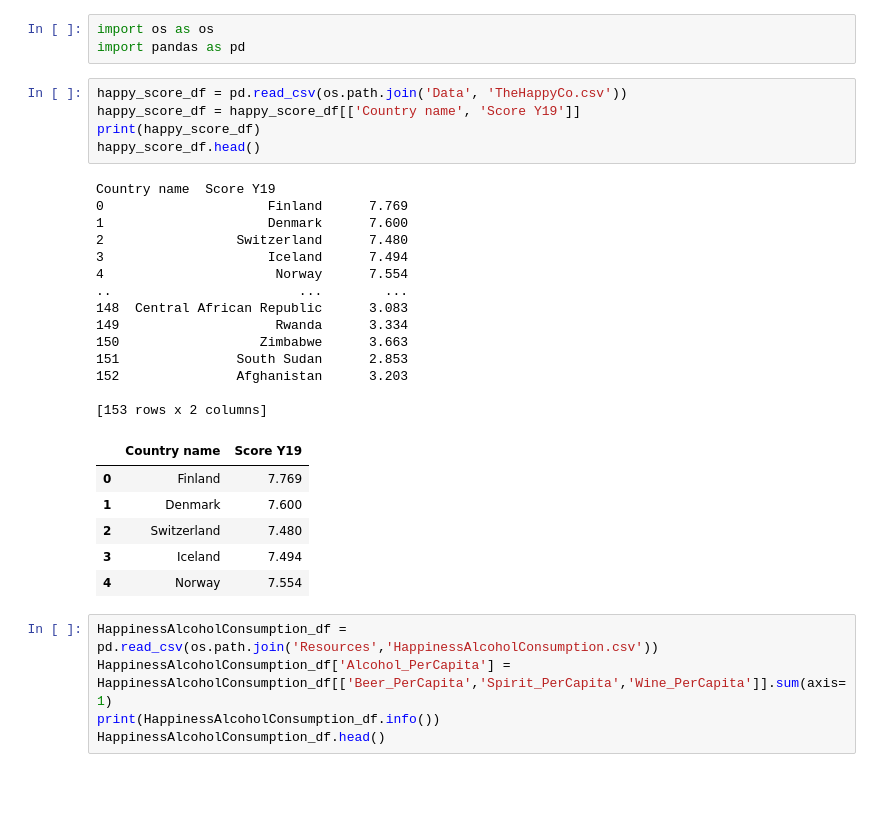
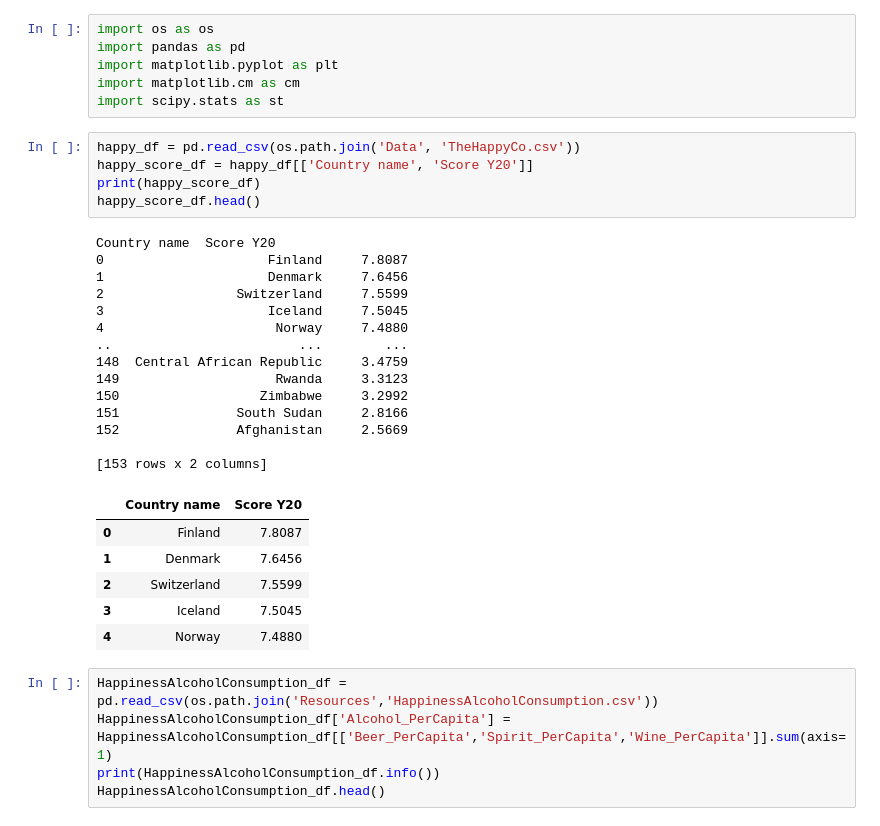
Before and after one commit to arvinseeva/TheHappyCo, a Jupyter notebook: Happyness_vs_Alcohol.ipynb, the cells around one changed output. Cells and saved outputs as stored; diff of their text form; blank space fills up the shorter version.

```diff
--- a/Happyness_vs_Alcohol.ipynb
+++ b/Happyness_vs_Alcohol.ipynb
@@ -1,32 +1,35 @@
 # %%
 import os as os
 import pandas as pd
+import matplotlib.pyplot as plt
+import matplotlib.cm as cm
+import scipy.stats as st
 # %%
-happy_score_df = pd.read_csv(os.path.join('Data', 'TheHappyCo.csv'))
-happy_score_df = happy_score_df[['Country name', 'Score Y19']]
+happy_df = pd.read_csv(os.path.join('Data', 'TheHappyCo.csv'))
+happy_score_df = happy_df[['Country name', 'Score Y20']]
 print(happy_score_df)
 happy_score_df.head()
 # %% [output]
-Country name  Score Y19
-0                     Finland      7.769
-1                     Denmark      7.600
-2                 Switzerland      7.480
-3                     Iceland      7.494
-4                      Norway      7.554
+Country name  Score Y20
+0                     Finland     7.8087
+1                     Denmark     7.6456
+2                 Switzerland     7.5599
+3                     Iceland     7.5045
+4                      Norway     7.4880
 ..                        ...        ...
-148  Central African Republic      3.083
-149                    Rwanda      3.334
-150                  Zimbabwe      3.663
-151               South Sudan      2.853
-152               Afghanistan      3.203
+148  Central African Republic     3.4759
+149                    Rwanda     3.3123
+150                  Zimbabwe     3.2992
+151               South Sudan     2.8166
+152               Afghanistan     2.5669
 
 [153 rows x 2 columns]
-|  | Country name | Score Y19 |
-| 0 | Finland | 7.769 |
-| 1 | Denmark | 7.600 |
-| 2 | Switzerland | 7.480 |
-| 3 | Iceland | 7.494 |
-| 4 | Norway | 7.554 |
+|  | Country name | Score Y20 |
+| 0 | Finland | 7.8087 |
+| 1 | Denmark | 7.6456 |
+| 2 | Switzerland | 7.5599 |
+| 3 | Iceland | 7.5045 |
+| 4 | Norway | 7.4880 |
 # %%
 HappinessAlcoholConsumption_df = pd.read_csv(os.path.join('Resources','HappinessAlcoholConsumption.csv'))
 HappinessAlcoholConsumption_df['Alcohol_PerCapita'] = HappinessAlcoholConsumption_df[['Beer_PerCapita','Spirit_PerCapita','Wine_PerCapita']].sum(axis=1)
```
Also changed, not shown: parts of 13 cells of this notebook.
